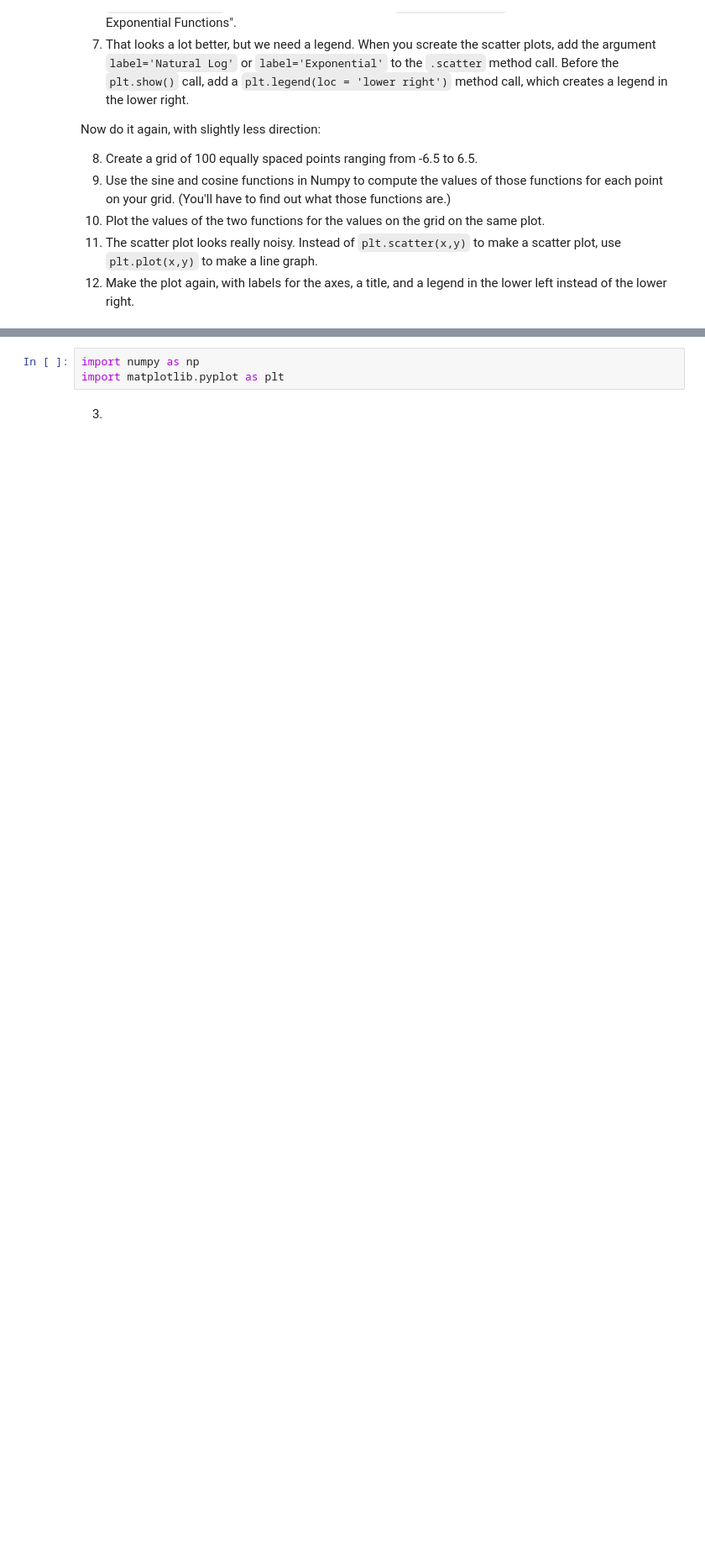
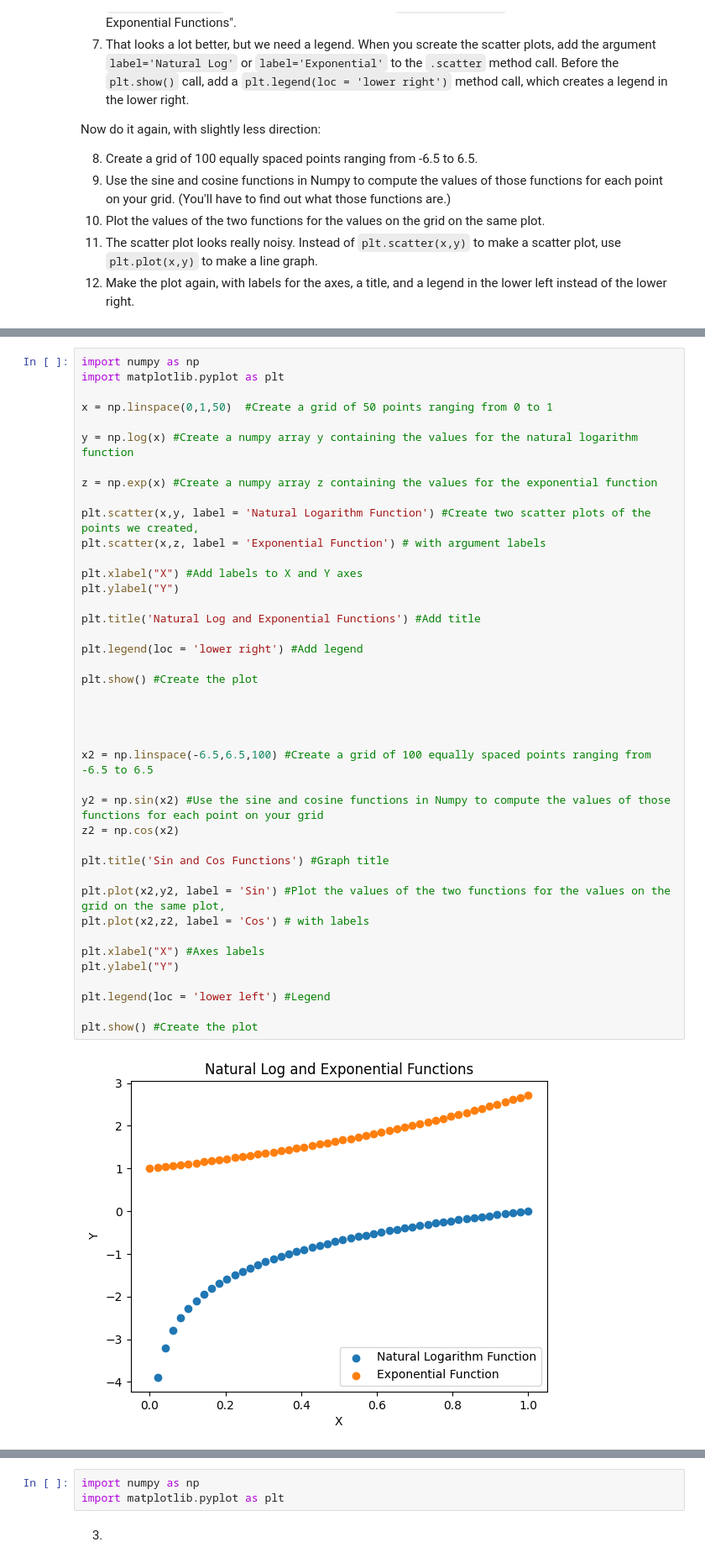
Before and after one commit to jennyschilling/Assignment1, a Jupyter notebook: assignment/assignment_programming.ipynb, the cells around one changed output, grey strips where cells are left out. Shown: that part at 84% size. Cells and saved outputs as stored; diff of their text form; blank space fills up the shorter version.

```diff
--- a/assignment/assignment_programming.ipynb
+++ b/assignment/assignment_programming.ipynb
@@ -51,0 +51,43 @@ import matplotlib.pyplot as plt
+# %%
+import numpy as np
+import matplotlib.pyplot as plt
+
+x = np.linspace(0,1,50)  #Create a grid of 50 points ranging from 0 to 1
+
+y = np.log(x) #Create a numpy array y containing the values for the natural logarithm function
+
+z = np.exp(x) #Create a numpy array z containing the values for the exponential function
+
+plt.scatter(x,y, label = 'Natural Logarithm Function') #Create two scatter plots of the points we created,
+plt.scatter(x,z, label = 'Exponential Function') # with argument labels
+
+plt.xlabel("X") #Add labels to X and Y axes
+plt.ylabel("Y")
+
+plt.title('Natural Log and Exponential Functions') #Add title
+
+plt.legend(loc = 'lower right') #Add legend
+
+plt.show() #Create the plot
+
+
+
+
+x2 = np.linspace(-6.5,6.5,100) #Create a grid of 100 equally spaced points ranging from -6.5 to 6.5
+
+y2 = np.sin(x2) #Use the sine and cosine functions in Numpy to compute the values of those functions for each point on your grid
+z2 = np.cos(x2)
+
+plt.title('Sin and Cos Functions') #Graph title
+
+plt.plot(x2,y2, label = 'Sin') #Plot the values of the two functions for the values on the grid on the same plot,
+plt.plot(x2,z2, label = 'Cos') # with labels
+
+plt.xlabel("X") #Axes labels
+plt.ylabel("Y")
+
+plt.legend(loc = 'lower left') #Legend
+
+plt.show() #Create the plot
+# %% [output]
+[figure, added]
```
Also changed, not shown: parts of 3 cells of this notebook.
